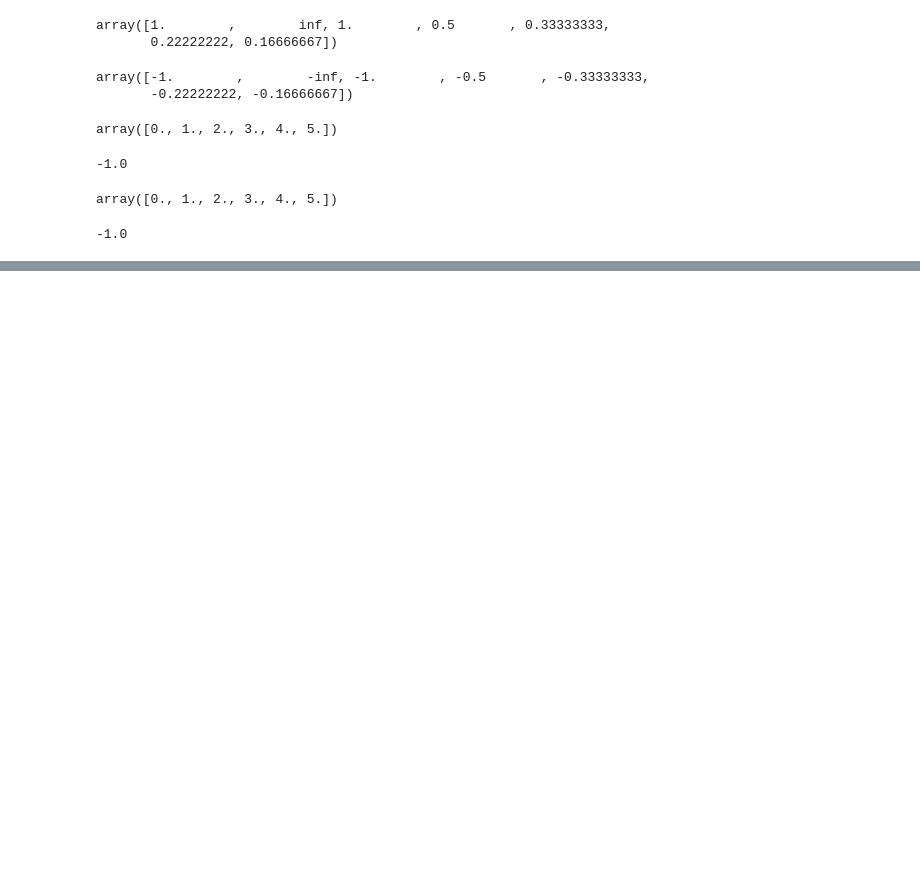
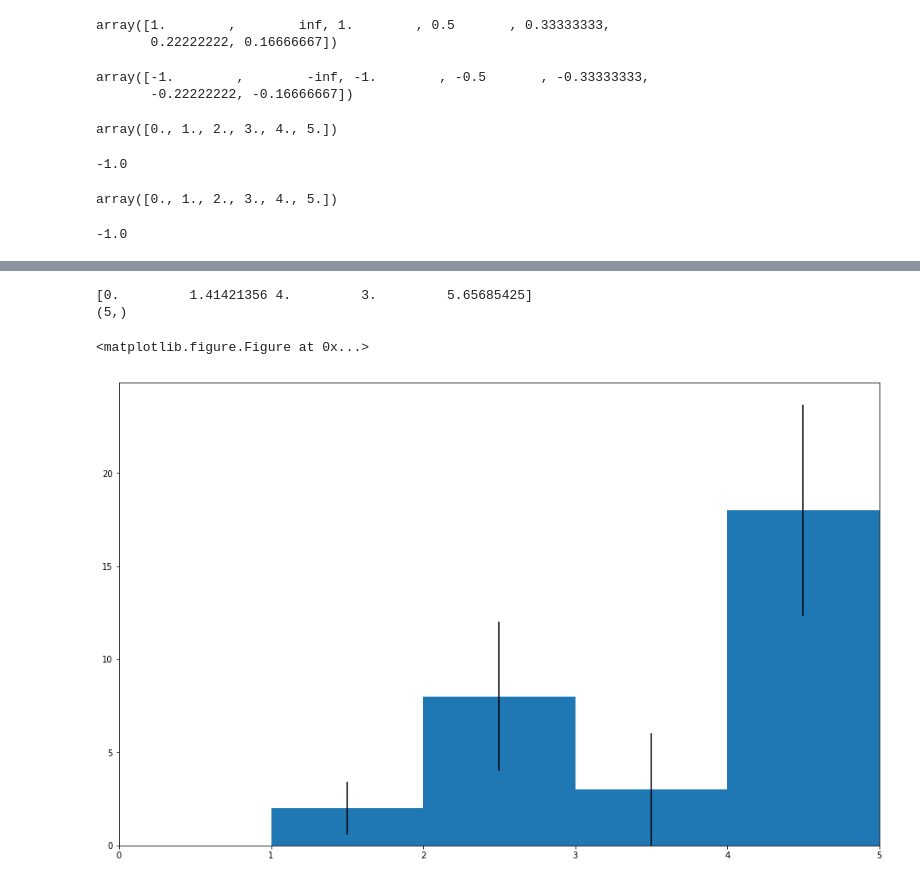
Before and after one commit to chinleock/statXPlot, a Jupyter notebook: notebook/demo.ipynb, the cells around one changed output, grey strips where cells are left out. Saved outputs shown, nothing was run; the diff lists cells and outputs as text; code cells hidden in the pictures; blank space fills up the shorter version.

```diff
--- a/notebook/demo.ipynb
+++ b/notebook/demo.ipynb
@@ -77,0 +102,9 @@ h1.GetBinContentByEdge(0)
+# %%
+plt.figure(figsize=(17,0))
+#h2.linewidth = 5
+h2.Draw()
+# %% [output]
+[0.         1.41421356 4.         3.         5.65685425]
+(5,)
+<matplotlib.figure.Figure at 0x...>
+[figure, added]
```
Also changed, not shown: parts of 9 cells of this notebook, 4 other files.
